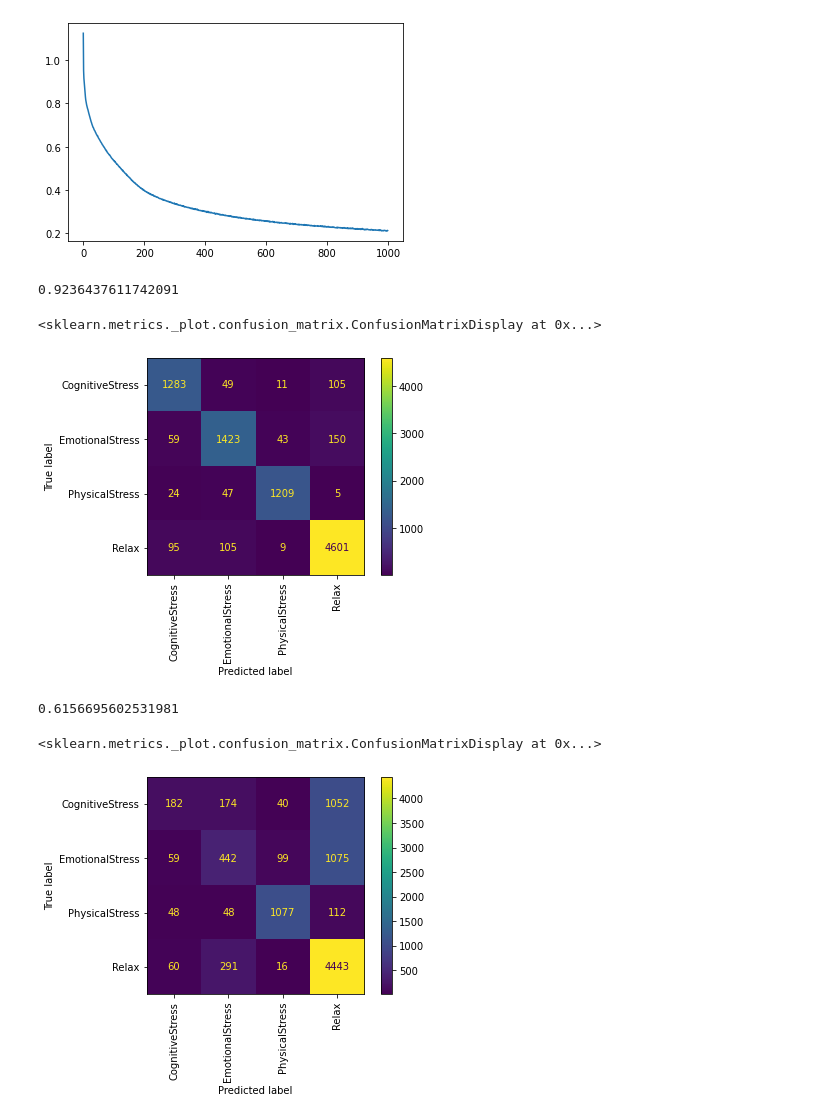
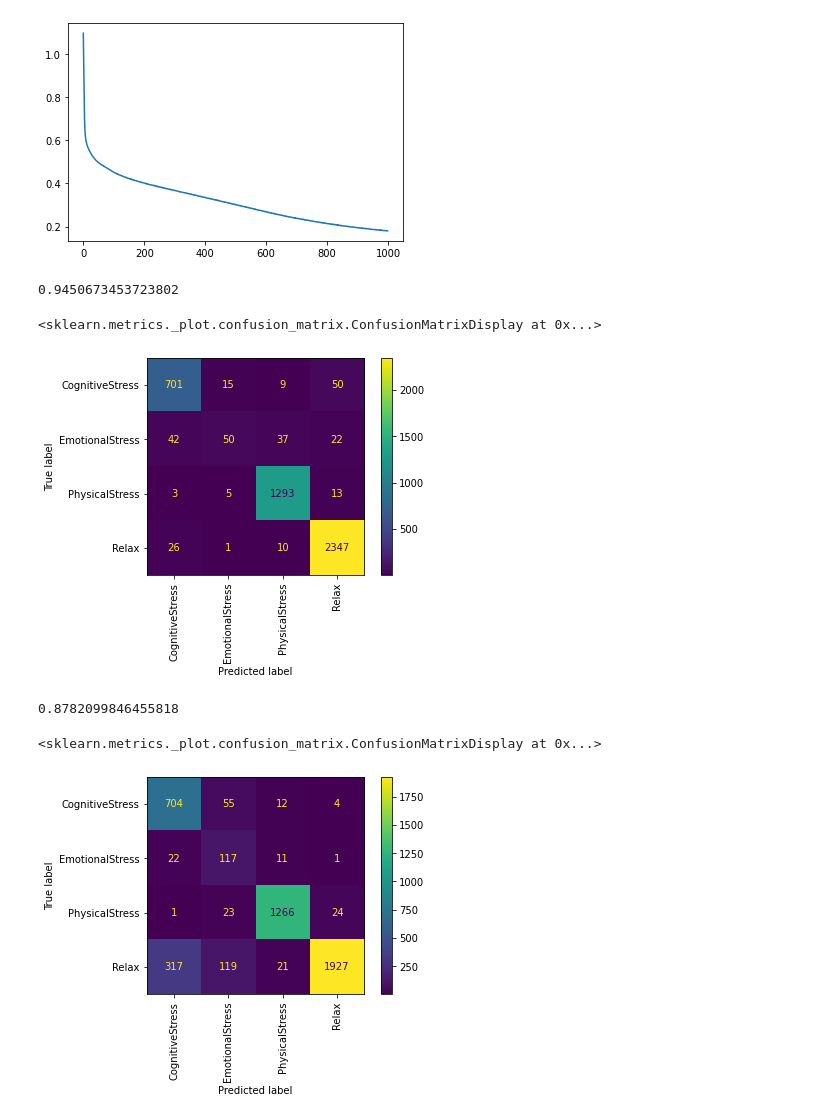
Before and after one commit to shubh-ag/PHI, a Jupyter notebook: PHI_separate_stress_types_4Hz.ipynb, the cells around one changed output. Drawn from its saved outputs; the diff is of its cells as text; code cells hidden in the pictures.

```diff
--- a/PHI_separate_stress_types_4Hz.ipynb
+++ b/PHI_separate_stress_types_4Hz.ipynb
@@ -61,4 +86,28 @@ df = pd.DataFrame(data, columns=["min_acc_z","min_acc_x","min_acc_y","min_temp",
 # %%
+%cd /content/PHI/data/utd
+df = load_utd_data()
+
+# df = df.drop([
+#               "min_acc_z",
+#               "min_acc_x",
+#               "min_acc_y",
+#               # "min_temp",
+#               # "min_eda",
+#               # "min_hr",
+#               # "max_acc_z",
+#               # "max_acc_x",
+#               # "max_acc_y",
+#               # "max_temp",
+#               # "max_eda",
+#               # "max_hr",
+#               # "avg_acc_z",
+#               # "avg_acc_x",
+#               # "avg_acc_y",
+#               # "avg_temp",
+#               # "avg_eda",
+#               # "avg_hr"
+#               ], axis=1)
+
 df_y = df['label']
 df_x = df.drop(['label'], axis=1)
 
@@ -97,5 +141,5 @@ import matplotlib.pyplot as plt
 # %%
-clf = MLPClassifier(random_state=1, max_iter=1000, activation='logistic', n_iter_no_change=100, tol=1e-24, early_stopping=True).fit(X_train, y_train)
+clf = MLPClassifier(random_state=1, max_iter=1000, activation='logistic', n_iter_no_change=100, tol=1e-24, early_stopping=True).fit(X_train.values, y_train)
 
 plt.plot(clf.loss_curve_)
 plt.show()
@@ -103,16 +147,19 @@ y_pred = clf.predict(X_test)
 print(f1_score(y_test, y_pred, average='weighted'))
 ConfusionMatrixDisplay.from_predictions(y_test, y_pred, xticks_rotation='vertical')
 # %% [output]
-[figure, old version]
+[figure, new version]
-0.9236437611742091
+0.9450673453723802
 <sklearn.metrics._plot.confusion_matrix.ConfusionMatrixDisplay at 0x...>
-[figure, old version]
+[figure, new version]
 # %%
-clf = LogisticRegression(random_state=1, max_iter=500, solver='newton-cg').fit(X_train, y_train)
-y_pred = clf.predict(X_test)
+svm_clf = svm.SVC(class_weight='balanced').fit(X_train.values, y_train)
+
+# plt.plot(svm_clf.loss_curve_)
+# plt.show()
+y_pred = svm_clf.predict(X_test)
 print(f1_score(y_test, y_pred, average='weighted'))
 ConfusionMatrixDisplay.from_predictions(y_test, y_pred, xticks_rotation='vertical')
 # %% [output]
-0.6156695602531981
+0.8782099846455818
 <sklearn.metrics._plot.confusion_matrix.ConfusionMatrixDisplay at 0x...>
-[figure, old version]
+[figure, new version]
```
Also changed, not shown: parts of 17 cells of this notebook.
